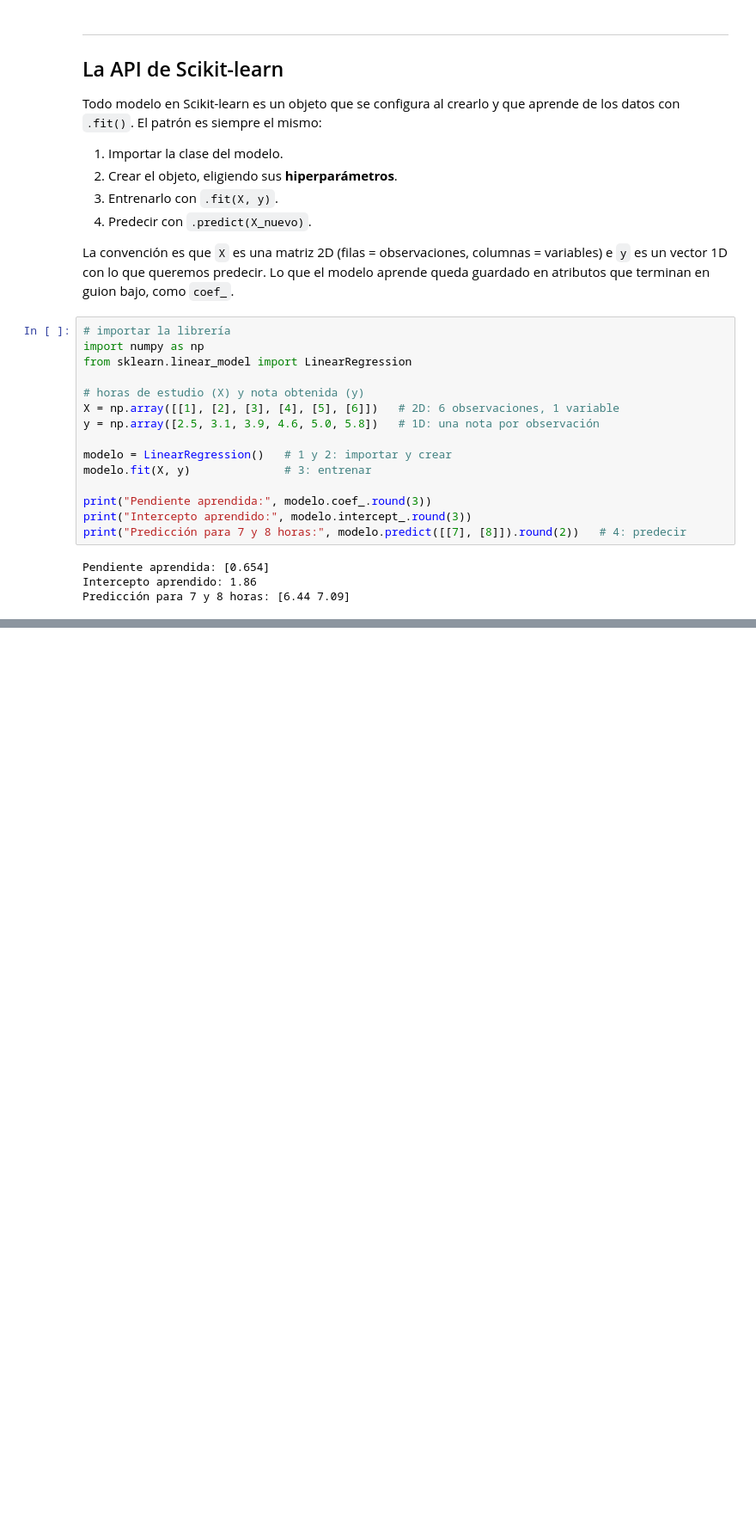
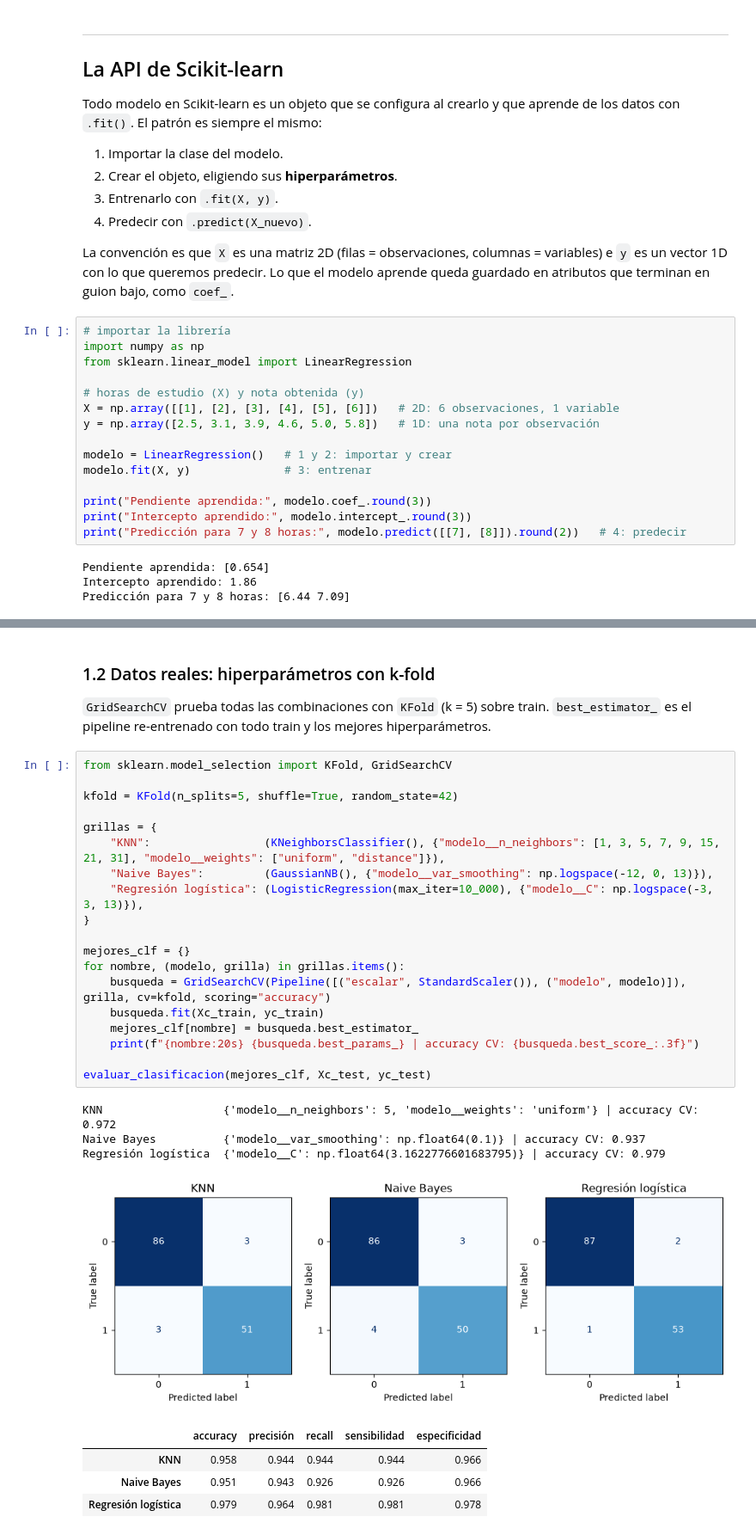
Before and after one commit to davidnfu0/tutoriales_estadistica_2026, a Jupyter notebook: tutoriales/tutorial_sklearn.ipynb, the cells around one changed output, grey strips where cells are left out. Shown at 86% size. Drawn from its saved outputs; the diff is of its cells as text; blank space fills up the shorter version.

```diff
--- a/tutoriales/tutorial_sklearn.ipynb
+++ b/tutoriales/tutorial_sklearn.ipynb
@@ -725,0 +166,32 @@ plt.show()
+# %% [markdown]
+### 1.2 Datos reales: hiperparámetros con k-fold
+
+`GridSearchCV` prueba todas las combinaciones con `KFold` (k = 5) sobre train. `best_estimator_` es el pipeline re-entrenado con todo train y los mejores hiperparámetros.
+# %%
+from sklearn.model_selection import KFold, GridSearchCV
+
+kfold = KFold(n_splits=5, shuffle=True, random_state=42)
+
+grillas = {
+    "KNN":                 (KNeighborsClassifier(), {"modelo__n_neighbors": [1, 3, 5, 7, 9, 15, 21, 31], "modelo__weights": ["uniform", "distance"]}),
+    "Naive Bayes":         (GaussianNB(), {"modelo__var_smoothing": np.logspace(-12, 0, 13)}),
+    "Regresión logística": (LogisticRegression(max_iter=10_000), {"modelo__C": np.logspace(-3, 3, 13)}),
+}
+
+mejores_clf = {}
+for nombre, (modelo, grilla) in grillas.items():
+    busqueda = GridSearchCV(Pipeline([("escalar", StandardScaler()), ("modelo", modelo)]), grilla, cv=kfold, scoring="accuracy")
+    busqueda.fit(Xc_train, yc_train)
+    mejores_clf[nombre] = busqueda.best_estimator_
+    print(f"{nombre:20s} {busqueda.best_params_} | accuracy CV: {busqueda.best_score_:.3f}")
+
+evaluar_clasificacion(mejores_clf, Xc_test, yc_test)
+# %% [output]
+KNN                  {'modelo__n_neighbors': 5, 'modelo__weights': 'uniform'} | accuracy CV: 0.972
+Naive Bayes          {'modelo__var_smoothing': np.float64(0.1)} | accuracy CV: 0.937
+Regresión logística  {'modelo__C': np.float64(3.1622776601683795)} | accuracy CV: 0.979
+[figure, added]
+|  | accuracy | precisión | recall | sensibilidad | especificidad |
+| KNN | 0.958 | 0.944 | 0.944 | 0.944 | 0.966 |
+| Naive Bayes | 0.951 | 0.943 | 0.926 | 0.926 | 0.966 |
+| Regresión logística | 0.979 | 0.964 | 0.981 | 0.981 | 0.978 |
```
Also changed, not shown: parts of 58 cells of this notebook.
